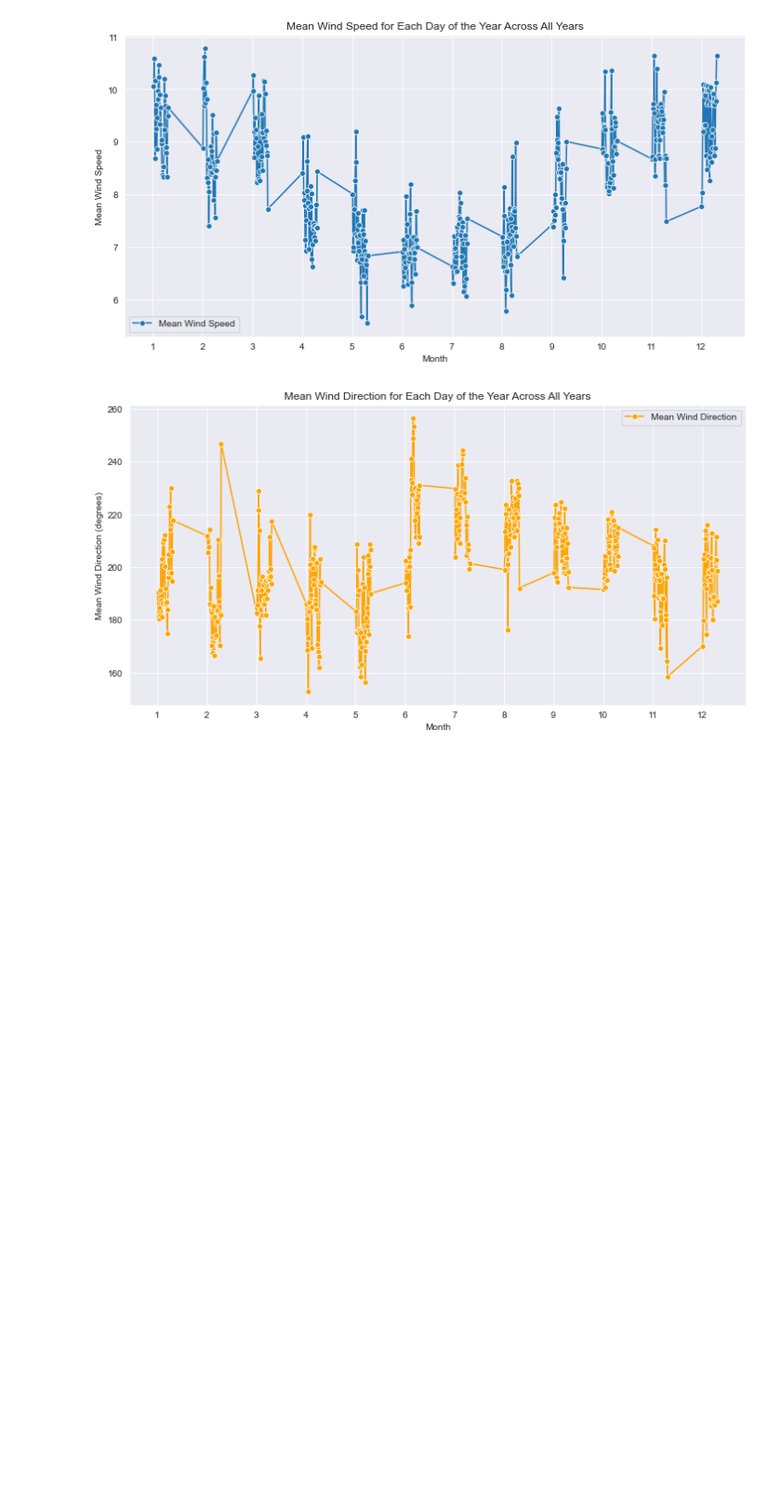
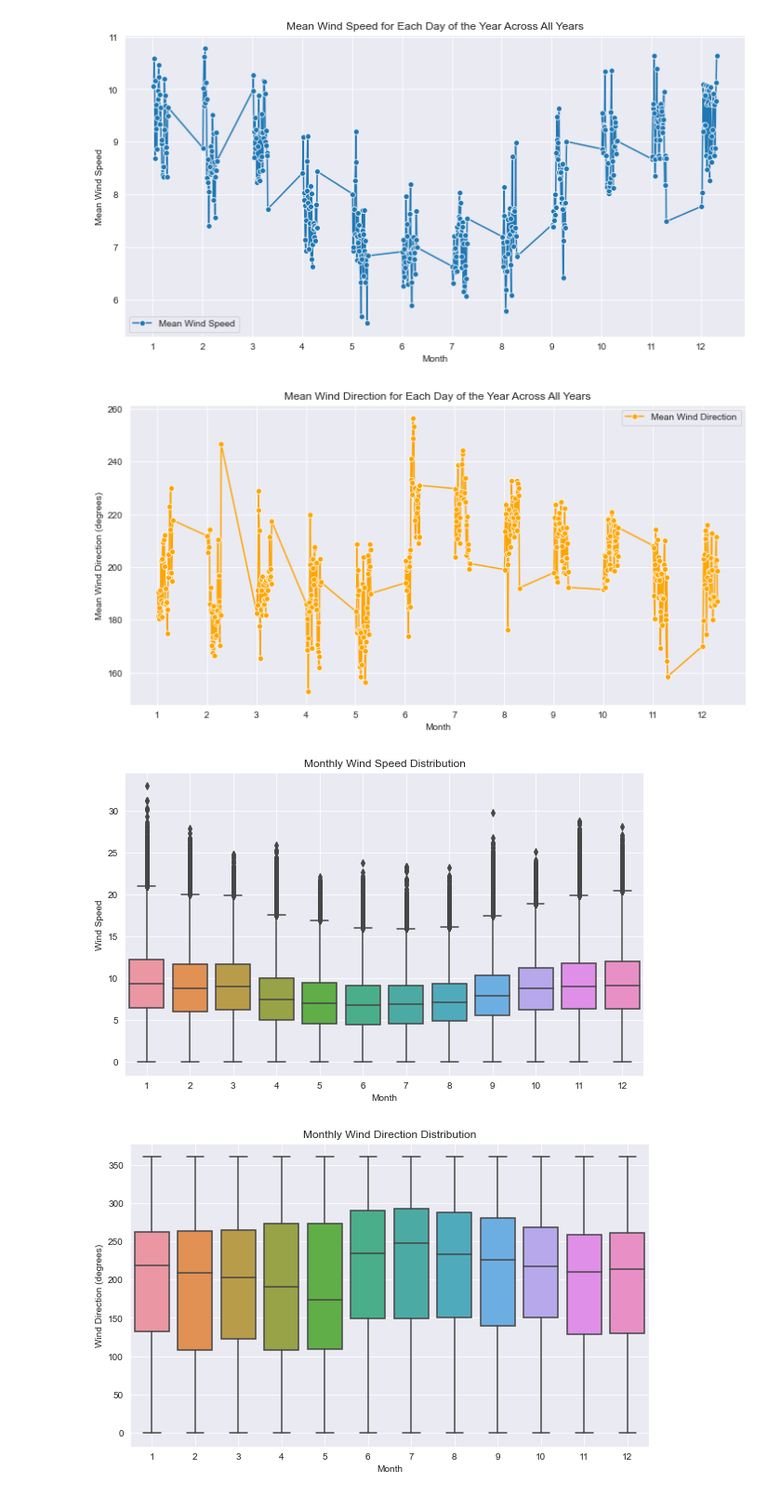
Before and after one commit to AlexDelBarco/IMWE, a Jupyter notebook: Assignment_1.ipynb, the cells around one changed output. Shown at 93% size. Cells and saved outputs as stored; diff of their text form; code cells hidden in the pictures; blank space fills up the shorter version.

```diff
--- a/Assignment_1.ipynb
+++ b/Assignment_1.ipynb
@@ -991,3 +991,37 @@ plt.show()
 # %% [output]
 [figure]
 [figure]
+# %%
+import matplotlib.pyplot as plt
+import seaborn as sns
+
+# Convert 'timestamp' from string format to datetime (if not already done)
+# sprog['timestamp'] = pd.to_datetime(sprog['timestamp'], format='%Y%m%d%H%M')
+
+# Extract month for grouping
+sprog['month'] = sprog['timestamp'].dt.month
+
+# Create a boxplot for wind speed by month
+plt.figure(figsize=(10, 6))
+sns.boxplot(x='month', y='wind_speed', data=sprog)
+plt.title('Monthly Wind Speed Distribution')
+plt.xlabel('Month')
+plt.ylabel('Wind Speed')
+plt.xticks(ticks=np.arange(0, 12), labels=[f"{m}" for m in range(1, 13)])
+plt.grid(True)
+plt.savefig(f'Task_9_5_seasonal_trend_month_WD.png', dpi=300)
+plt.show()
+
+# If you also want to see the same for wind direction, you can do:
+plt.figure(figsize=(10, 6))
+sns.boxplot(x='month', y='wind_direction', data=sprog)
+plt.title('Monthly Wind Direction Distribution')
+plt.xlabel('Month')
+plt.ylabel('Wind Direction (degrees)')
+plt.xticks(ticks=np.arange(0, 12), labels=[f"{m}" for m in range(1, 13)])
+plt.grid(True)
+plt.savefig(f'Task_9_6_seasonal_trend_month_WD.png', dpi=300)
+plt.show()
+# %% [output]
+[figure, added]
+[figure, added]
```
Also changed, not shown: 2 other files.
